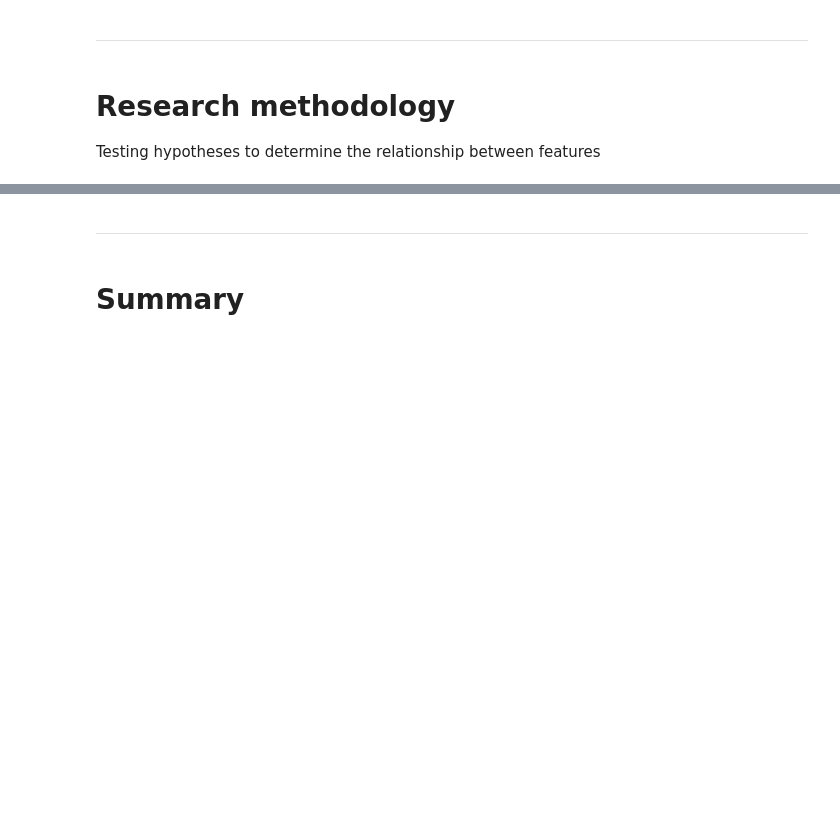
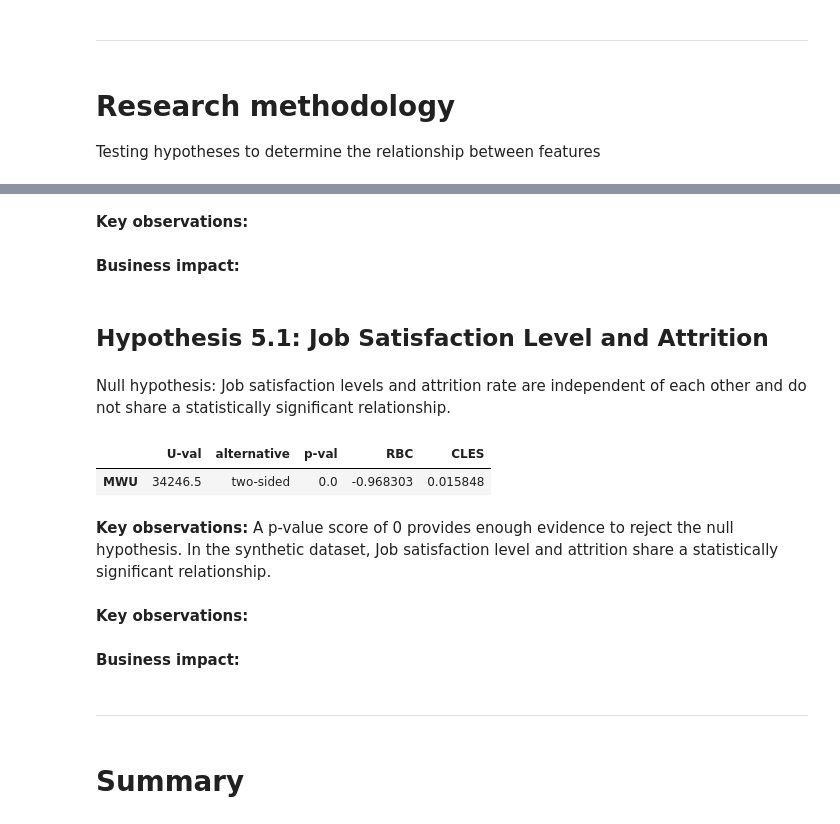
Before and after one commit to payal-kanani/hackathon2_predict_employee_attrition, a Jupyter notebook: jupyter_notebooks/predict_employee_attrition_transform.ipynb, the cells around one changed output, grey strips where cells are left out. Drawn from its saved outputs; the diff is of its cells as text; code cells hidden in the pictures; blank space fills up the shorter version.

```diff
--- a/jupyter_notebooks/predict_employee_attrition_transform.ipynb
+++ b/jupyter_notebooks/predict_employee_attrition_transform.ipynb
@@ -249,0 +311,15 @@ Business impact:
+# %% [markdown]
+**Key observations:**
+# %% [markdown]
+**Business impact:**
+# %% [markdown]
+## Hypothesis 5.1: Job Satisfaction Level and Attrition
+# %% [markdown]
+Null hypothesis: Job satisfaction levels and attrition rate are independent of each other and do not share a statistically significant relationship.
+# %%
+pg.mwu(df["Attrition"], df["JobSatisfaction"], alternative='two-sided')
+# %% [output]
+|  | U-val | alternative | p-val | RBC | CLES |
+| MWU | 34246.5 | two-sided | 0.0 | -0.968303 | 0.015848 |
+# %% [markdown]
+**Key observations:** A p-value score of 0 provides enough evidence to reject the null hypothesis. In the synthetic dataset, Job satisfaction level and attrition share a statistically significant relationship.
@@ -250,3 +333,7 @@ Business impact:
+# %% [markdown]
+**Key observations:**
+# %% [markdown]
+**Business impact:**
 # %% [markdown]
 ---
 # %% [markdown]
```
Also changed, not shown: parts of 23 cells of this notebook.
